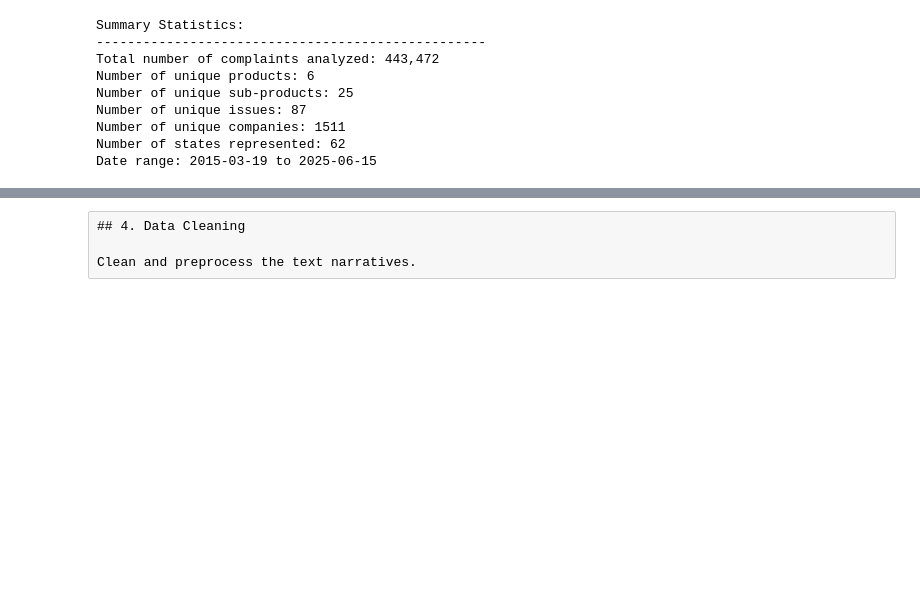
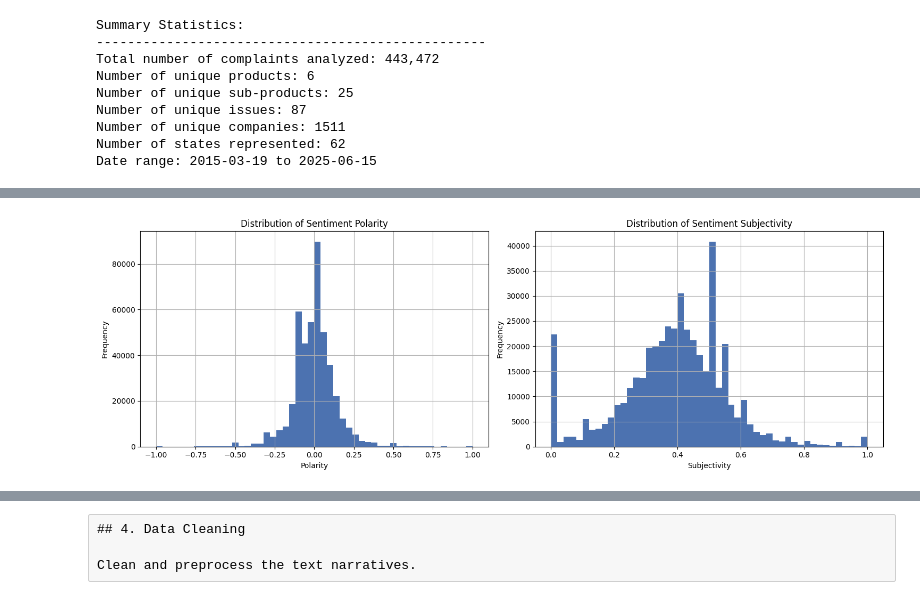
Before and after one commit to mikiyasegaye/Intelligent-Complaint-Analysis-for-Financial-Services, a Jupyter notebook: notebooks/01_exploratory_data_analysis.ipynb, the cells around one changed output, grey strips where cells are left out. Cells and saved outputs as stored; diff of their text form; code cells hidden in the pictures; blank space fills up the shorter version.

```diff
--- a/notebooks/01_exploratory_data_analysis.ipynb
+++ b/notebooks/01_exploratory_data_analysis.ipynb
@@ -848,0 +1085,96 @@ Analyze the length and content of complaint narratives.
+# %%
+### 3.3 Sentiment Analysis and Common Patterns
+
+print("Sentiment Analysis")
+print("-" * 50)
+
+# Function to get sentiment scores
+def get_sentiment(text):
+    blob = TextBlob(text)
+    return blob.sentiment.polarity, blob.sentiment.subjectivity
+
+# Calculate sentiment for all narratives
+sentiments = clean_narratives.apply(get_sentiment)
+polarities = sentiments.apply(lambda x: x[0])
+subjectivities = sentiments.apply(lambda x: x[1])
+
+# Print sentiment statistics
+print("\nSentiment Statistics:")
+print(f"Average Polarity: {polarities.mean():.3f} (-1 = most negative, 1 = most positive)")
+print(f"Average Subjectivity: {subjectivities.mean():.3f} (0 = most objective, 1 = most subjective)")
+
+# Visualize sentiment distribution
+plt.figure(figsize=(15, 5))
+
+plt.subplot(1, 2, 1)
+plt.hist(polarities, bins=50)
+plt.title('Distribution of Sentiment Polarity')
+plt.xlabel('Polarity')
+plt.ylabel('Frequency')
+
+plt.subplot(1, 2, 2)
+plt.hist(subjectivities, bins=50)
+plt.title('Distribution of Sentiment Subjectivity')
+plt.xlabel('Subjectivity')
+plt.ylabel('Frequency')
+
+plt.tight_layout()
+plt.show()
+
+# Sentiment by product
+print("\nAverage Sentiment by Product:")
+for product in df_processed['Product'].unique():
+    product_narratives = df_processed[df_processed['Product'] == product]['clean_narrative'].dropna()
+    product_sentiments = product_narratives.apply(get_sentiment)
+    avg_polarity = np.mean([s[0] for s in product_sentiments])
+    avg_subjectivity = np.mean([s[1] for s in product_sentiments])
+    print(f"\n{product}:")
+    print(f"  Average Polarity: {avg_polarity:.3f}")
+    print(f"  Average Subjectivity: {avg_subjectivity:.3f}")
+
+# Common patterns analysis
+print("\nCommon Text Patterns")
+print("-" * 50)
+
+# Function to find common patterns
+def extract_patterns(text):
+    patterns = {
+        'contains_amount': bool(re.search(r'\$\d+', text)),
+        'mentions_date': bool(re.search(r'\d{1,2}/\d{1,2}/\d{2,4}', text)),
+        'has_phone_number': bool(re.search(r'\d{3}[-.]?\d{3}[-.]?\d{4}', text)),
+        'has_email': bool(re.search(r'[a-zA-Z0-9._%+-]+@[a-zA-Z0-9.-]+\.[a-zA-Z]{2,}', text)),
+        'mentions_account': bool(re.search(r'account|acct', text.lower())),
+        'mentions_payment': bool(re.search(r'payment|paid|pay', text.lower())),
+        'mentions_credit': bool(re.search(r'credit|score', text.lower())),
+        'mentions_fraud': bool(re.search(r'fraud|scam|theft', text.lower())),
+    }
+    return patterns
+
+# Analyze patterns in narratives
+pattern_results = {k: 0 for k in ['contains_amount', 'mentions_date', 'has_phone_number',
+                                 'has_email', 'mentions_account', 'mentions_payment',
+                                 'mentions_credit', 'mentions_fraud']}
+
+for narrative in clean_narratives:
+    patterns = extract_patterns(narrative)
+    for k, v in patterns.items():
+        if v:
+            pattern_results[k] += 1
+
+# Print pattern statistics
+print("\nCommon Patterns in Narratives:")
+for pattern, count in pattern_results.items():
+    percentage = (count / len(clean_narratives)) * 100
+    print(f"{pattern.replace('_', ' ').title()}: {count:,} ({percentage:.1f}%)")
+
+# Visualize patterns
+plt.figure(figsize=(12, 6))
+patterns = list(pattern_results.keys())
+counts = list(pattern_results.values())
+plt.bar(range(len(patterns)), counts)
+plt.xticks(range(len(patterns)), [p.replace('_', ' ').title() for p in patterns], rotation=45, ha='right')
+plt.title('Frequency of Common Patterns in Narratives')
+plt.ylabel('Number of Narratives')
+plt.tight_layout()
+plt.show()
+# %% [output]
@@ -848,0 +1187 @@ Analyze the length and content of complaint narratives.
+[figure, added]
```
Also changed, not shown: parts of 6 cells of this notebook.
